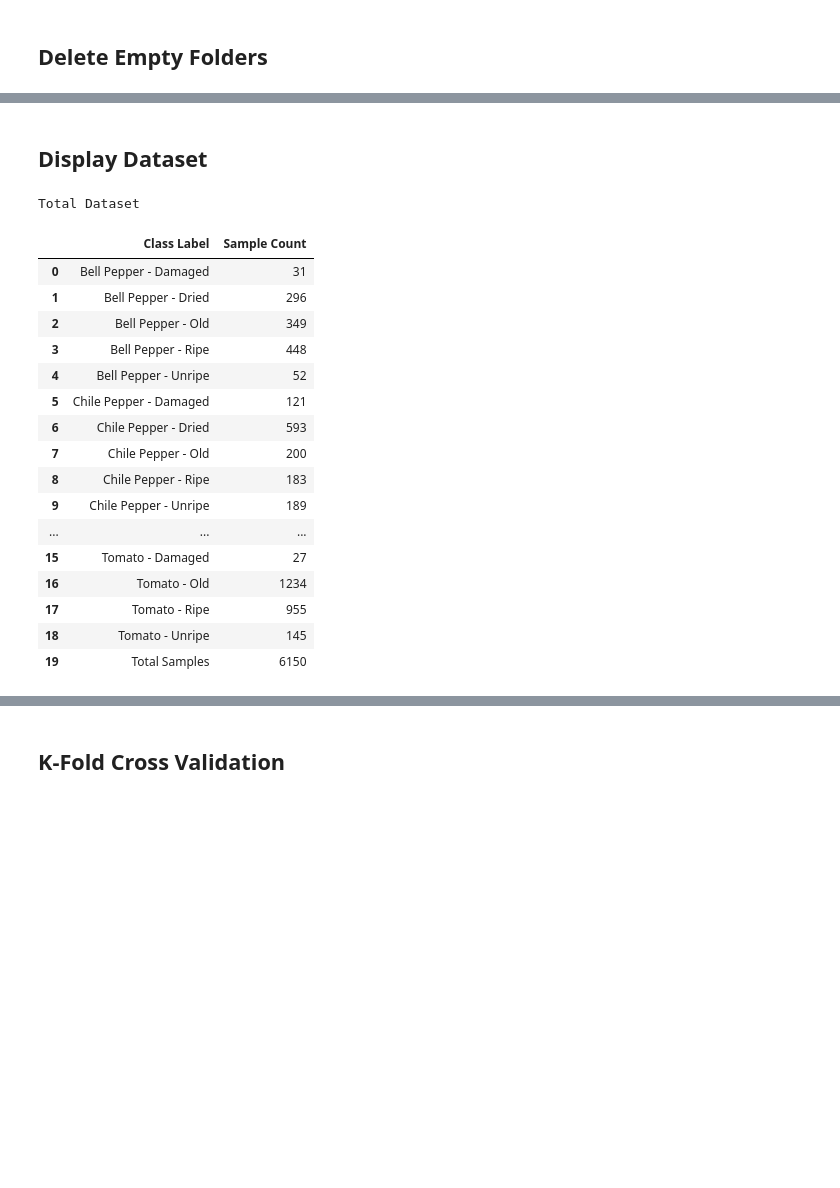
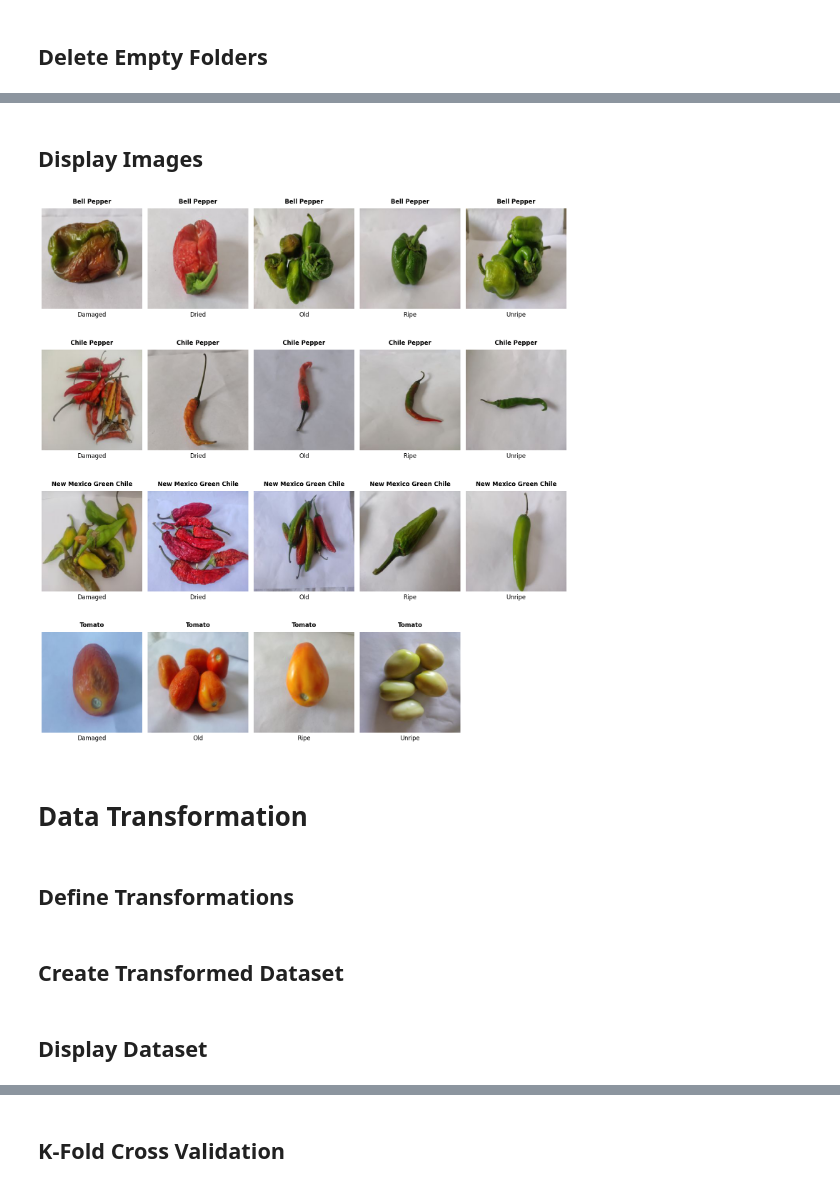
Before and after one commit to ir-rafio/Vegetable-Classification-and-Quality-Assessment, a Jupyter notebook: Vegetable.ipynb, the cells around one changed output, grey strips where cells are left out. Saved outputs shown, nothing was run; the diff lists cells and outputs as text; code cells hidden in the pictures; blank space fills up the shorter version.

```diff
--- a/Vegetable.ipynb
+++ b/Vegetable.ipynb
@@ -100,0 +100,9 @@ classes = dataset.classes
+# %%
+num_samples = len(raw_dataset)
+random_state = 129
+
+shuffle_indices = list(range(num_samples))
+random.Random(random_state).shuffle(shuffle_indices)
+print(shuffle_indices[:10])
+
+raw_dataset = Subset(raw_dataset, shuffle_indices)
@@ -100,0 +170,32 @@ classes = dataset.classes
+# %%
+def display_images(dataset):
+    label_images = get_label_images(dataset)
+
+    num_classes = len(label_images)
+    num_cols = 5
+    num_rows = math.ceil(num_classes / num_cols)
+
+    fig, axes = plt.subplots(num_rows, num_cols, figsize=(15, 4*num_rows))
+
+    for i, (label, image) in enumerate(label_images.items()):
+        row = i // num_cols
+        col = i % num_cols
+
+        image = image.numpy().transpose(1, 2, 0)
+        vegetable, quality = parse_label(label)
+
+        ax = axes[row, col] if num_rows > 1 else axes[col]
+        ax.imshow(image)
+        ax.set_title(vegetable, fontsize=12, fontweight='bold', pad=10)
+        ax.axis('off')
+        ax.text(0.5, -0.075, quality, transform=ax.transAxes, ha='center', fontsize=12)
+
+    for i in range(len(label_images), num_rows * num_cols):
+        row = i // num_cols
+        col = i % num_cols
+
+        ax = axes[row, col] if num_rows > 1 else axes[col]
+        ax.axis('off')
+
+    plt.tight_layout(h_pad=2)
+    plt.show()
@@ -100,0 +214,10 @@ classes = dataset.classes
+# %% [markdown]
+## Display Images
+# %%
+display_images(raw_dataset)
+# %% [output]
+[figure, added]
+# %% [markdown]
+# Data Transformation
+# %% [markdown]
+## Define Transformations
@@ -100,0 +233,2 @@ classes = dataset.classes
+# %% [markdown]
+## Create Transformed Dataset
@@ -134,21 +252,0 @@ def display_dataset(dataset, dataset_name):
-# %%
-display_dataset(dataset, 'Total Dataset')
-# %% [output]
-Total Dataset
-|  | Class Label | Sample Count |
-| 0 | Bell Pepper - Damaged | 31 |
-| 1 | Bell Pepper - Dried | 296 |
-| 2 | Bell Pepper - Old | 349 |
-| 3 | Bell Pepper - Ripe | 448 |
-| 4 | Bell Pepper - Unripe | 52 |
-| 5 | Chile Pepper - Damaged | 121 |
-| 6 | Chile Pepper - Dried | 593 |
-| 7 | Chile Pepper - Old | 200 |
-| 8 | Chile Pepper - Ripe | 183 |
-| 9 | Chile Pepper - Unripe | 189 |
-| ... | ... | ... |
-| 15 | Tomato - Damaged | 27 |
-| 16 | Tomato - Old | 1234 |
-| 17 | Tomato - Ripe | 955 |
-| 18 | Tomato - Unripe | 145 |
-| 19 | Total Samples | 6150 |
```
Also changed, not shown: parts of 23 cells of this notebook.
